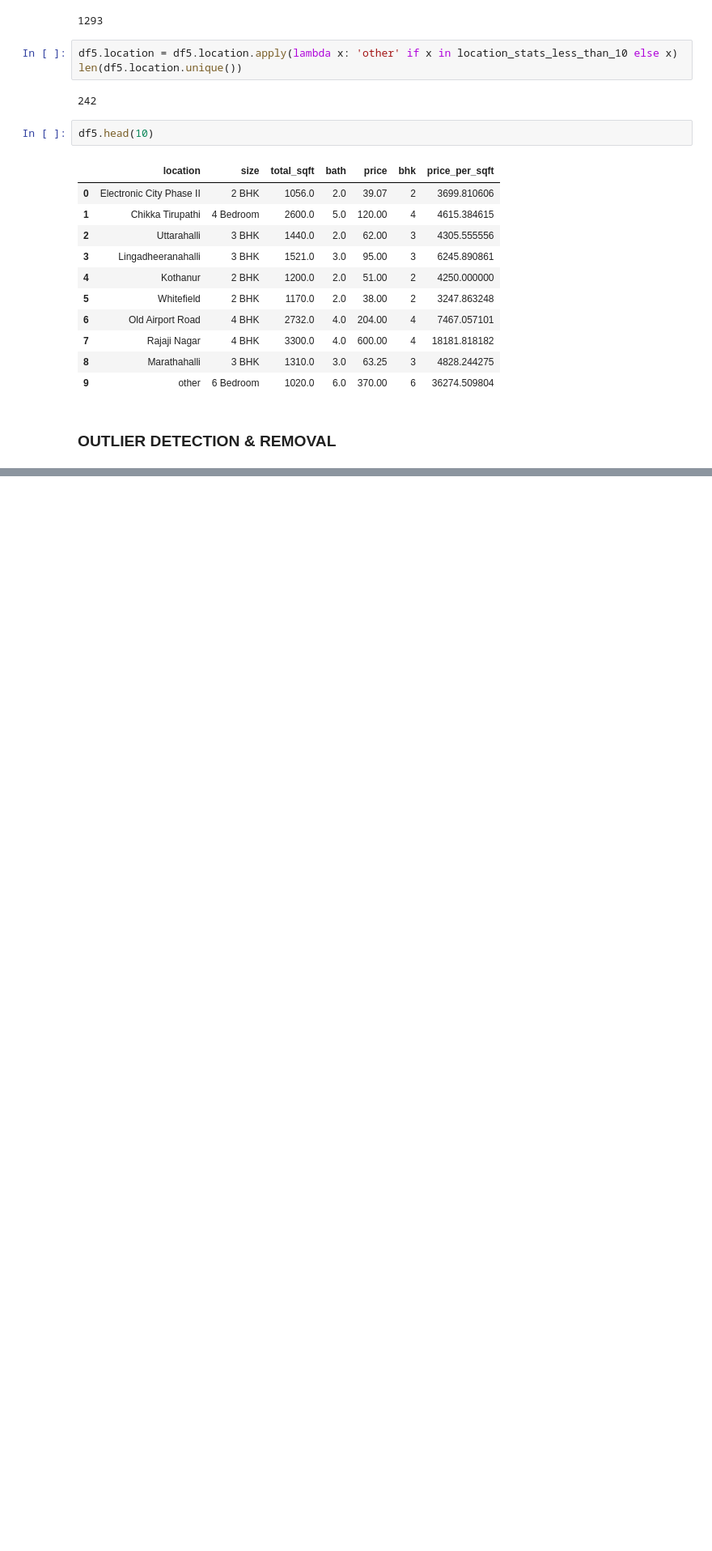
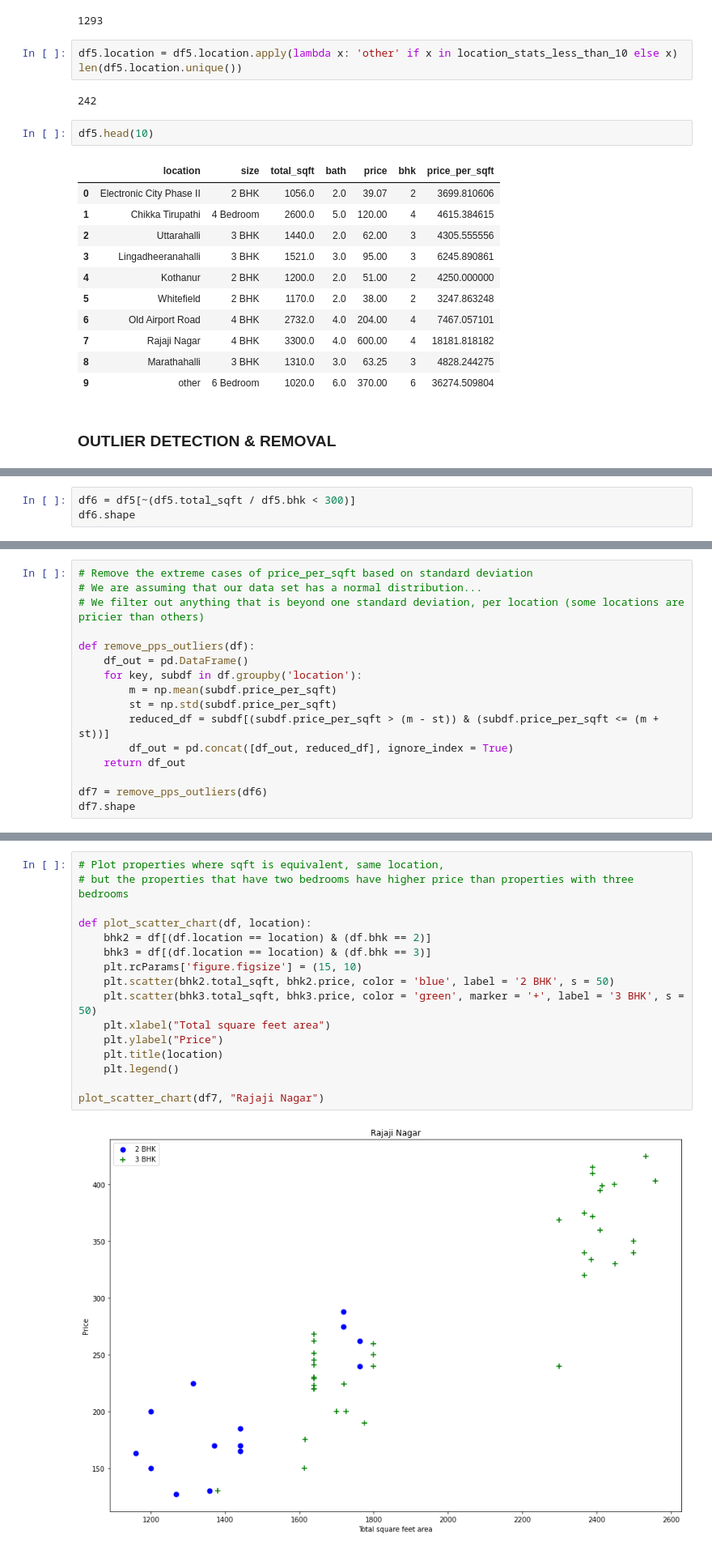
Before and after one commit to sp-square/DS-template-home_prices, a Jupyter notebook: WorkingNB.ipynb, the cells around one changed output, grey strips where cells are left out. Shown: that part at 81% size. Cells and saved outputs as stored; diff of their text form; blank space fills up the shorter version.

Commit message:
outliers removal

```diff
--- a/WorkingNB.ipynb
+++ b/WorkingNB.ipynb
@@ -280,0 +303,3 @@ df5.head(10)
+# %%
+df6 = df5[~(df5.total_sqft / df5.bhk < 300)]
+df6.shape
@@ -280,0 +321,16 @@ df5.head(10)
+# %%
+# Remove the extreme cases of price_per_sqft based on standard deviation
+# We are assuming that our data set has a normal distribution...
+# We filter out anything that is beyond one standard deviation, per location (some locations are pricier than others)
+
+def remove_pps_outliers(df):
+    df_out = pd.DataFrame()
+    for key, subdf in df.groupby('location'):
+        m = np.mean(subdf.price_per_sqft)
+        st = np.std(subdf.price_per_sqft)
+        reduced_df = subdf[(subdf.price_per_sqft > (m - st)) & (subdf.price_per_sqft <= (m + st))]
+        df_out = pd.concat([df_out, reduced_df], ignore_index = True)
+    return df_out
+
+df7 = remove_pps_outliers(df6)
+df7.shape
@@ -280,0 +339,18 @@ df5.head(10)
+# %%
+# Plot properties where sqft is equivalent, same location,
+# but the properties that have two bedrooms have higher price than properties with three bedrooms
+
+def plot_scatter_chart(df, location):
+    bhk2 = df[(df.location == location) & (df.bhk == 2)]
+    bhk3 = df[(df.location == location) & (df.bhk == 3)]
+    plt.rcParams['figure.figsize'] = (15, 10)
+    plt.scatter(bhk2.total_sqft, bhk2.price, color = 'blue', label = '2 BHK', s = 50)
+    plt.scatter(bhk3.total_sqft, bhk3.price, color = 'green', marker = '+', label = '3 BHK', s = 50)
+    plt.xlabel("Total square feet area")
+    plt.ylabel("Price")
+    plt.title(location)
+    plt.legend()
+
+plot_scatter_chart(df7, "Rajaji Nagar")
+# %% [output]
+[figure, added]
```
Also changed, not shown: parts of 19 cells of this notebook.
